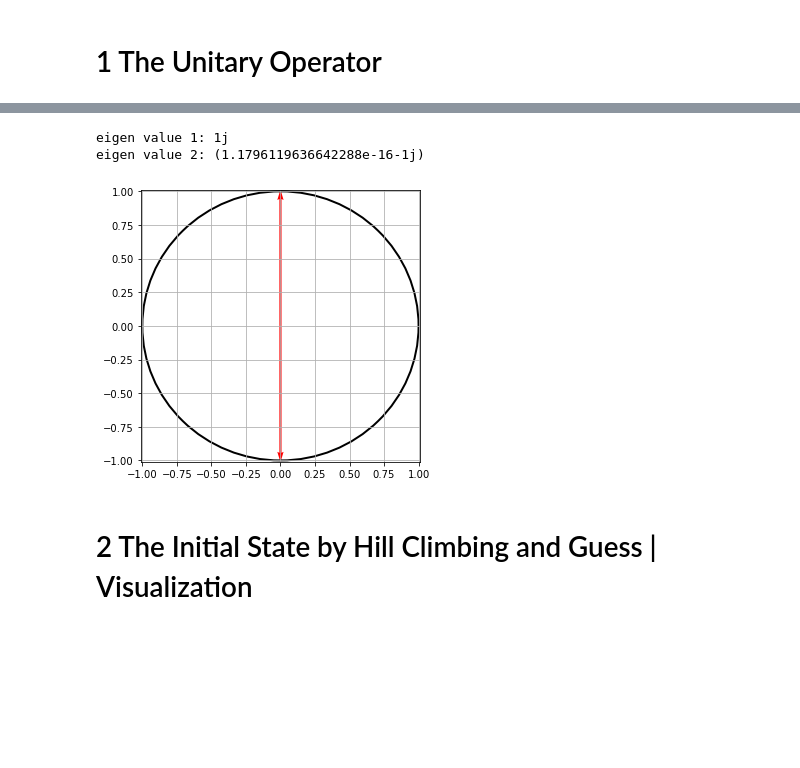
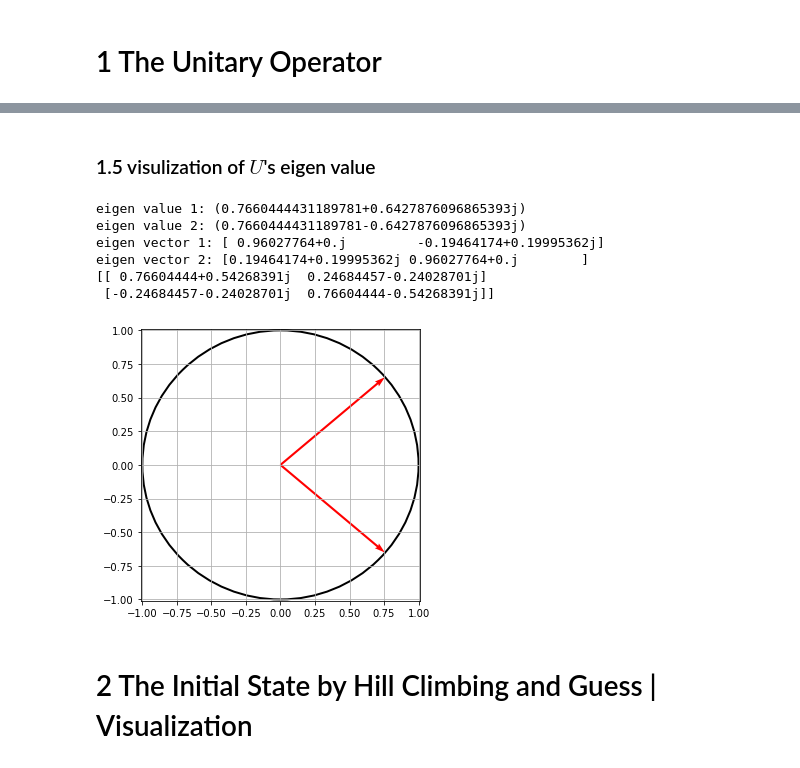
Before and after one commit to caitaozhan/QuantumSensorNetwork, a Jupyter notebook: simulation/verify.ipynb, the cells around one changed output, grey strips where cells are left out. Cells and saved outputs as stored; diff of their text form; code cells hidden in the pictures; blank space fills up the shorter version.

```diff
--- a/simulation/verify.ipynb
+++ b/simulation/verify.ipynb
@@ -29,0 +52,4 @@ Unitary Operator:
+# %%
+theta = 40
+seed = 2
+RAD = 180/np.pi
@@ -29,0 +100,15 @@ Unitary Operator:
+# %%
+U = Utility.generate_unitary_operator(theta, seed)
+U_inv = Operator(np.linalg.inv(U.data))
+I = Operator(np.eye(2))
+prod = U_inv.tensor(U)
+prod = prod.tensor(I)
+e_vals, e_vectors = np.linalg.eig(prod.data)
+
+print('eigen values')
+print_vector(e_vals)
+print(f'theta = {Utility.get_theta(e_vals[2].real, e_vals[2].imag) * RAD}')
+print('eigen vectors')
+for i in range(len(e_vectors[0])):
+    print(f'vector {i}: ', end = '')
+    print_vector(e_vectors[:, i])
@@ -30,25 +128,39 @@ Unitary Operator:
+# %% [markdown]
+### 1.5 visulization of $U$'s eigen value
 # %%
-e_vals, e_vectors = np.linalg.eig(unitary_operator.data)
+e_vals, e_vectors = np.linalg.eig(U.data)
 
 print('eigen value 1:', e_vals[0])
 print('eigen value 2:', e_vals[1])
+print('eigen vector 1:', e_vectors[:, 0])
+print('eigen vector 2:', e_vectors[:, 1])
+
+Lambda = np.array([[e_vals[0], 0], [0, e_vals[1]]])
+Q = np.stack([e_vectors[:, 0], e_vectors[:, 1]], axis=1)
+Q_inv = np.linalg.inv(Q)
+print(np.dot(Q, np.dot(Lambda, Q_inv)))
+
 
 fig, ax = plt.subplots(1, 1, figsize=(5, 5))
 ax.set_xlim([-1.01, 1.01])
 ax.set_ylim([-1.01, 1.01])
 circle = plt.Circle((0, 0), 1, fill=False, linewidth=2)
 ax.add_patch(circle)
 Ox = [0, 0]
 Oy = [0, 0]
 Vx = [e_vals[0].real, e_vals[1].real]
 Vy = [e_vals[0].imag, e_vals[1].imag]
 color = ['r', 'r']
 plt.quiver(Ox, Oy, Vx, Vy, units='xy', color=color, scale=1)
 plt.grid()
 plt.show()
 # %% [output]
-eigen value 1: 1j
-eigen value 2: (1.1796119636642288e-16-1j)
+eigen value 1: (0.7660444431189781+0.6427876096865393j)
+eigen value 2: (0.7660444431189781-0.6427876096865393j)
+eigen vector 1: [ 0.96027764+0.j         -0.19464174+0.19995362j]
+eigen vector 2: [0.19464174+0.19995362j 0.96027764+0.j        ]
+[[ 0.76604444+0.54268391j  0.24684457-0.24028701j]
+ [-0.24684457-0.24028701j  0.76604444-0.54268391j]]
-[figure, old version]
+[figure, new version]
 # %% [markdown]
 # 2 The Initial State by Hill Climbing and Guess | Visualization
```
Also changed, not shown: parts of 31 cells of this notebook, 1 other file.
